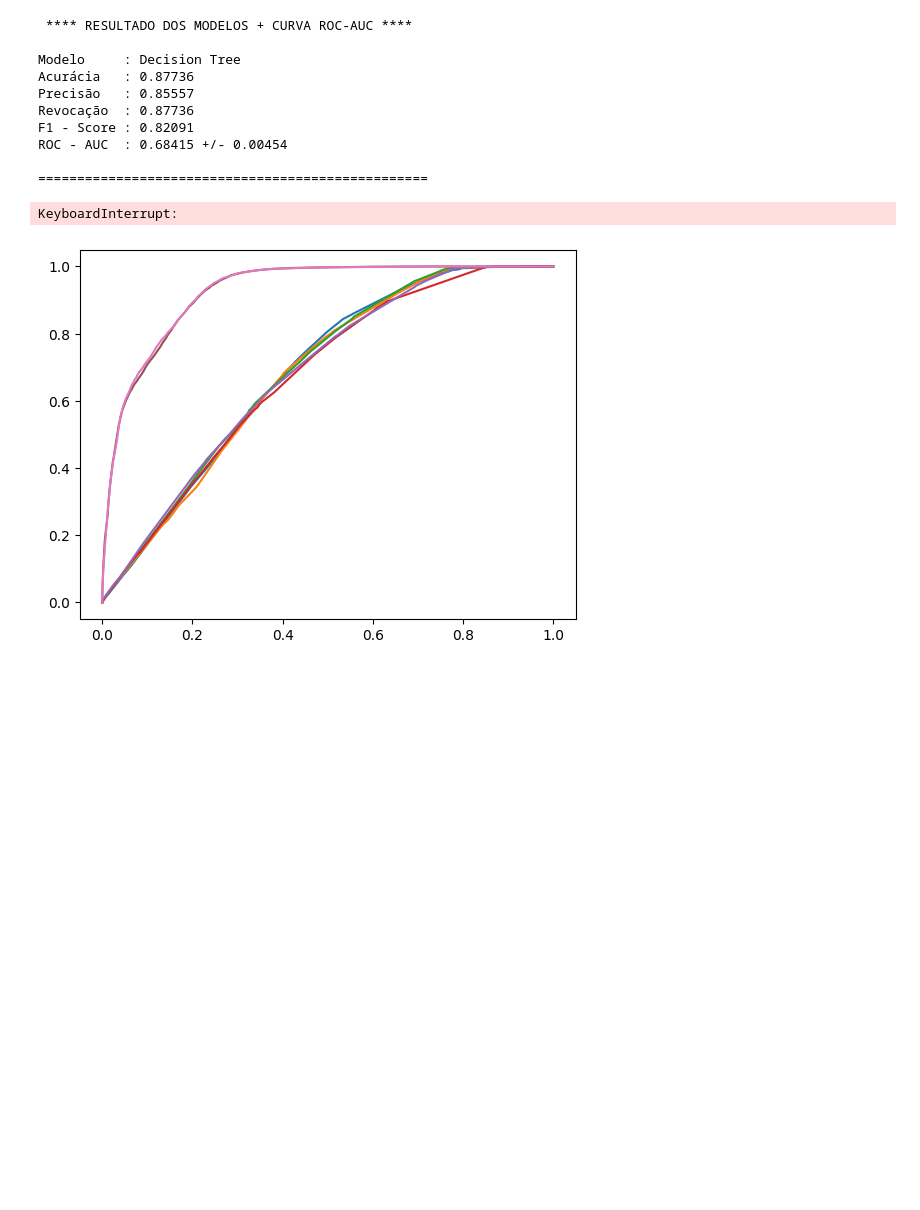
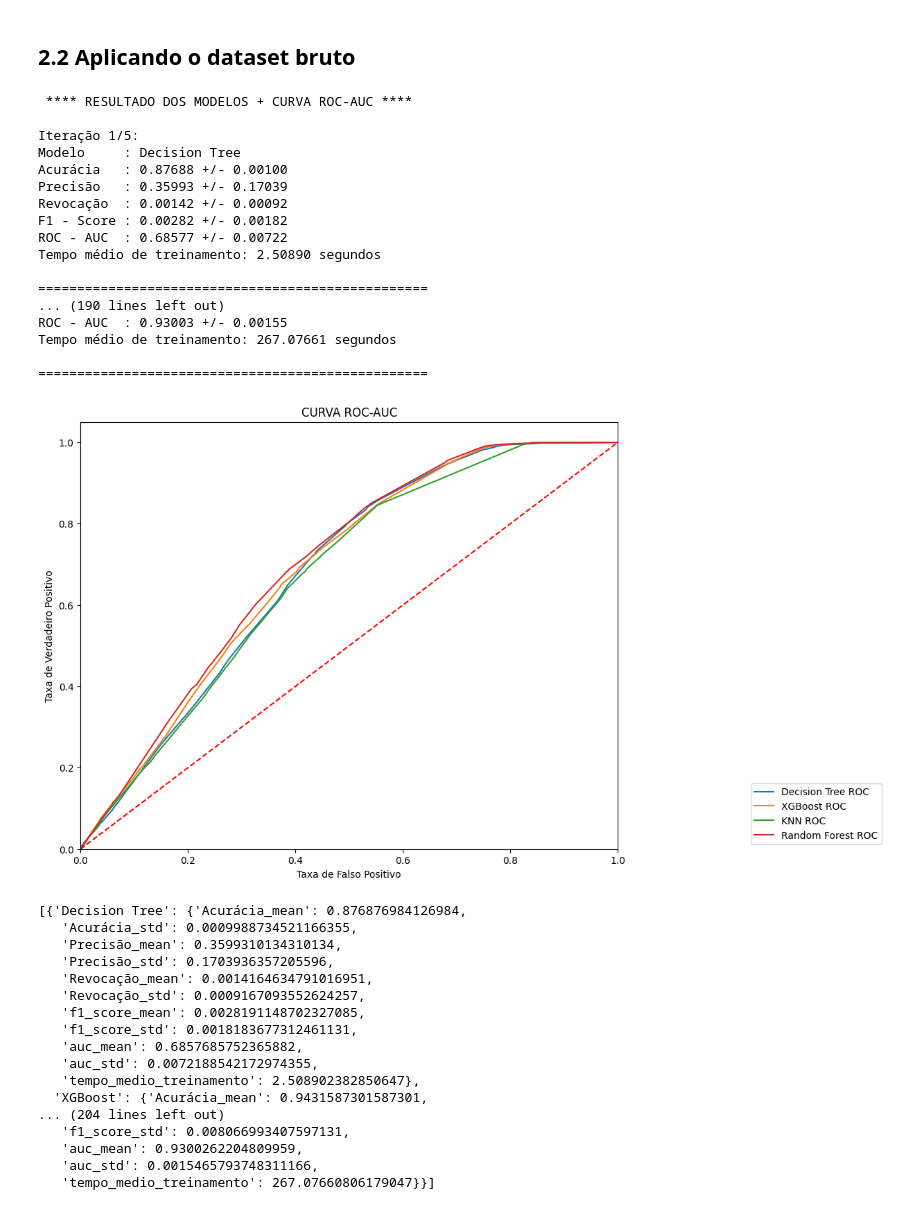
Before and after one commit to GabriellyAnisio/ML_credit_risk_classification, a Jupyter notebook: 2. processing_data.ipynb, the cells around one changed output. Saved outputs shown, nothing was run; the diff lists cells and outputs as text; code cells hidden in the pictures; blank space fills up the shorter version.

```diff
--- a/2. processing_data.ipynb
+++ b/2. processing_data.ipynb
@@ -55,0 +28,5 @@ memory usage: 20.9 MB
+# %%
+df_processed = pd.read_csv('data\Training Data_processed.csv')
+df_processed = df_processed.drop('Unnamed: 0', axis=1)
+df_bruto = pd.read_csv('data\Training Data_bruto.csv')
+df_bruto = df_bruto.drop('Unnamed: 0', axis=1)
@@ -308,21 +291,50 @@ y = df['risk_flag']
+# %% [markdown]
+## 2.2 Aplicando o dataset bruto
 # %%
+# Remover a coluna risk_flag dos dados, extraindo as features na variável X
+X_bruto = df_bruto.drop(['risk_flag'], axis = 1)
+y_bruto = df_bruto['risk_flag']
+
 # Padronização/Normalizando dos dados utilizando o StandardScaler
-from sklearn.preprocessing import StandardScaler
 scaler = StandardScaler()
-X_std = scaler.fit_transform(X)
-X_std = pd.DataFrame(X_std, index=X.index, columns=X.columns)
+X_std_bruto = scaler.fit_transform(X_bruto)
+X_std_bruto = pd.DataFrame(X_std_bruto, index=X_bruto.index, columns=X_bruto.columns)
+
+result_processed_bruto_5 = analise_modelos(lista_modelos, X_std_bruto, y_bruto)
+result_processed_bruto_5
+# %% [output]
+ **** RESULTADO DOS MODELOS + CURVA ROC-AUC ****
+
+Iteração 1/5:
+Modelo     : Decision Tree
+Acurácia   : 0.87688 +/- 0.00100
+Precisão   : 0.35993 +/- 0.17039
+Revocação  : 0.00142 +/- 0.00092
+F1 - Score : 0.00282 +/- 0.00182
+ROC - AUC  : 0.68577 +/- 0.00722
+Tempo médio de treinamento: 2.50890 segundos
+
+==================================================
+... (190 lines left out)
+ROC - AUC  : 0.93003 +/- 0.00155
+Tempo médio de treinamento: 267.07661 segundos
+
+==================================================
+[figure, added]
+[{'Decision Tree': {'Acurácia_mean': 0.876876984126984,
+   'Acurácia_std': 0.0009988734521166355,
+   'Precisão_mean': 0.3599310134310134,
+   'Precisão_std': 0.1703936357205596,
+   'Revocação_mean': 0.0014164634791016951,
+   'Revocação_std': 0.0009167093552624257,
+   'f1_score_mean': 0.0028191148702327085,
+   'f1_score_std': 0.0018183677312461131,
+   'auc_mean': 0.6857685752365882,
+   'auc_std': 0.0072188542172974355,
+   'tempo_medio_treinamento': 2.508902382850647},
+  'XGBoost': {'Acurácia_mean': 0.9431587301587301,
+... (204 lines left out)
+   'f1_score_std': 0.008066993407597131,
+   'auc_mean': 0.9300262204809959,
+   'auc_std': 0.0015465793748311166,
+   'tempo_medio_treinamento': 267.07660806179047}}]
-# %%
-analise_curva_ROC_AUC(lista_modelos, X_std, y)
-# %% [output]
- **** RESULTADO DOS MODELOS + CURVA ROC-AUC ****
-
-Modelo     : Decision Tree
-Acurácia   : 0.87736
-Precisão   : 0.85557
-Revocação  : 0.87736
-F1 - Score : 0.82091
-ROC - AUC  : 0.68415 +/- 0.00454
-
-==================================================
-KeyboardInterrupt:
-[figure, removed]
```
Also changed, not shown: parts of 20 cells of this notebook, 5 other files.
